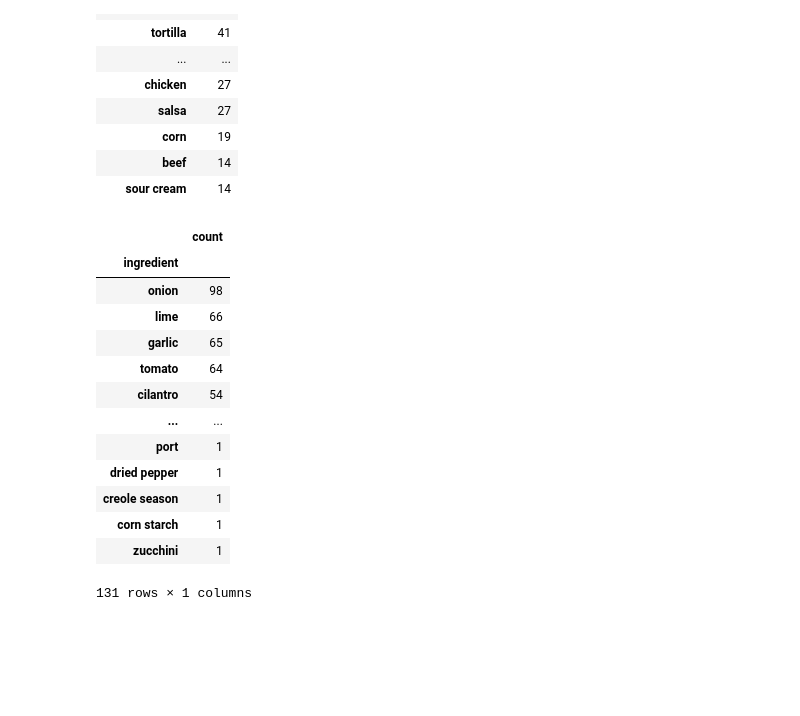
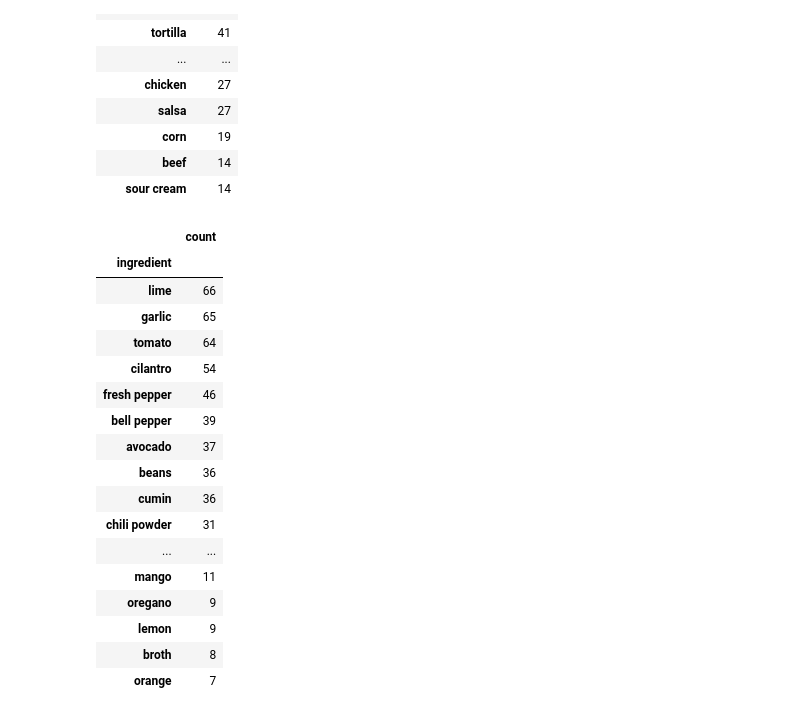
Before and after one commit to ccwillmore/Recipe_project, a Jupyter notebook: initial_processing_dataframe.ipynb, the cells around one changed output. Cells and saved outputs as stored; diff of their text form; code cells hidden in the pictures; blank space fills up the shorter version.

```diff
--- a/initial_processing_dataframe.ipynb
+++ b/initial_processing_dataframe.ipynb
@@ -122,5 +109,5 @@ mexican_df
 # %% [markdown]
 ### Remove leading white spaces from the ingredients_SP column
 # %%
-mexican_df = remove_leading_ws(mexican_df, 'ingredients_SP')
+data_df = remove_leading_ws(data_df, 'ingredients_SP')
 # %%
@@ -336,8 +323,8 @@ replacement_dict = {'coarse sea salt':  'salt_and_pepper',
 # %% [markdown]
 ### Use the replacement dictionary to replace the keys with the values
 # %%
-mexican_df = ingredient_replacement(mexican_df, replacement_dict)
-mexican_df
+data_df = ingredient_replacement(data_df, replacement_dict)
+data_df
 # %% [output]
 |  | recipe_name | cuisine_SP | aisle_SP | ingredients_SP |
 | 0 | Chicken Fajita Stuffed Bell Pepper | ['Mexican'] | [Produce, Produce, Meat, Spices a... | [avocado, bell pepper, chicken, c... |
@@ -355,12 +342,12 @@ mexican_df
 # %% [markdown]
 ### Create a new composite ingredient list from the data frame
 # %%
-composite_ingredients_mexican = total_ing_list_from_df(mexican_df)
+composite_ingredients = total_ing_list_from_df(data_df)
 # %% [markdown]
 ### Create a dataframe from the composite ingredients list, group by ingredient name with count(), and sort descending
 # %%
-mexican_ing_groups = sort_and_count_ingredient_list(composite_ingredients_mexican)
-mexican_ing_groups.head(20)
+ing_groups = sort_and_count_ingredient_list(composite_ingredients)
+ing_groups.head(20)
 # %% [output]
 |  | count |
 | ingredient |  |
@@ -382,21 +369,25 @@ mexican_ing_groups.head(20)
 | sour cream | 14 |
 # %%
 # Dropping common ingredients
-mexican_ing_groups = mexican_ing_groups.drop(index = ["salt and pepper", "oil", "tortilla"])
-mexican_ing_groups
+ing_groups = ing_groups.drop(index = ["salt and pepper",'water','lettuce', "oil", "tortilla",'onion','cheese','chicken','pork','beef','fish'])
+ing_groups.head(20)
 # %% [output]
 |  | count |
 | ingredient |  |
-| onion | 98 |
 | lime | 66 |
 | garlic | 65 |
 | tomato | 64 |
 | cilantro | 54 |
+| fresh pepper | 46 |
+| bell pepper | 39 |
+| avocado | 37 |
+| beans | 36 |
+| cumin | 36 |
+| chili powder | 31 |
 | ... | ... |
-| port | 1 |
-| dried pepper | 1 |
-| creole season | 1 |
-| corn starch | 1 |
-| zucchini | 1 |
+| mango | 11 |
+| oregano | 9 |
+| lemon | 9 |
+| broth | 8 |
+| orange | 7 |
-131 rows × 1 columns
 # %%
```
Also changed, not shown: parts of 14 cells of this notebook.
